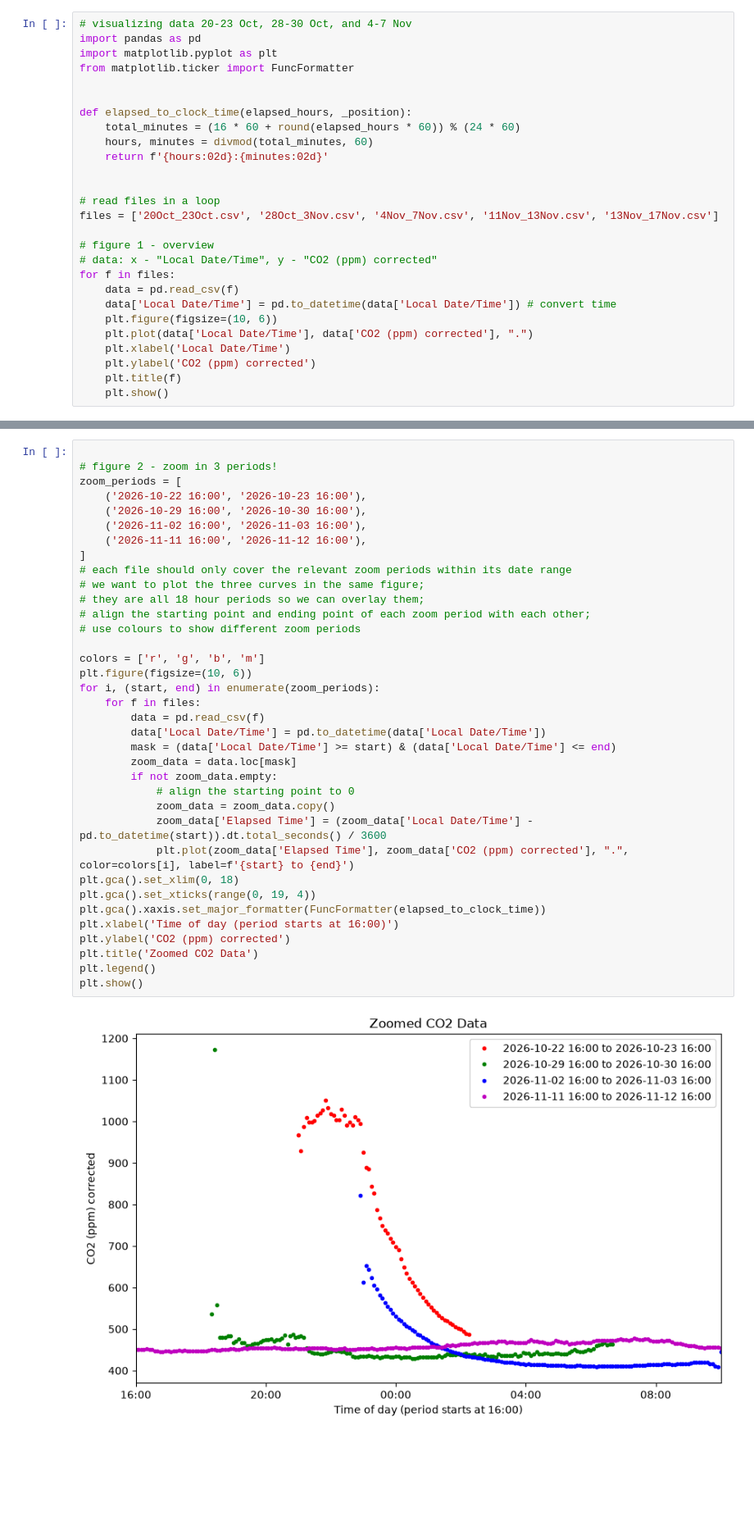
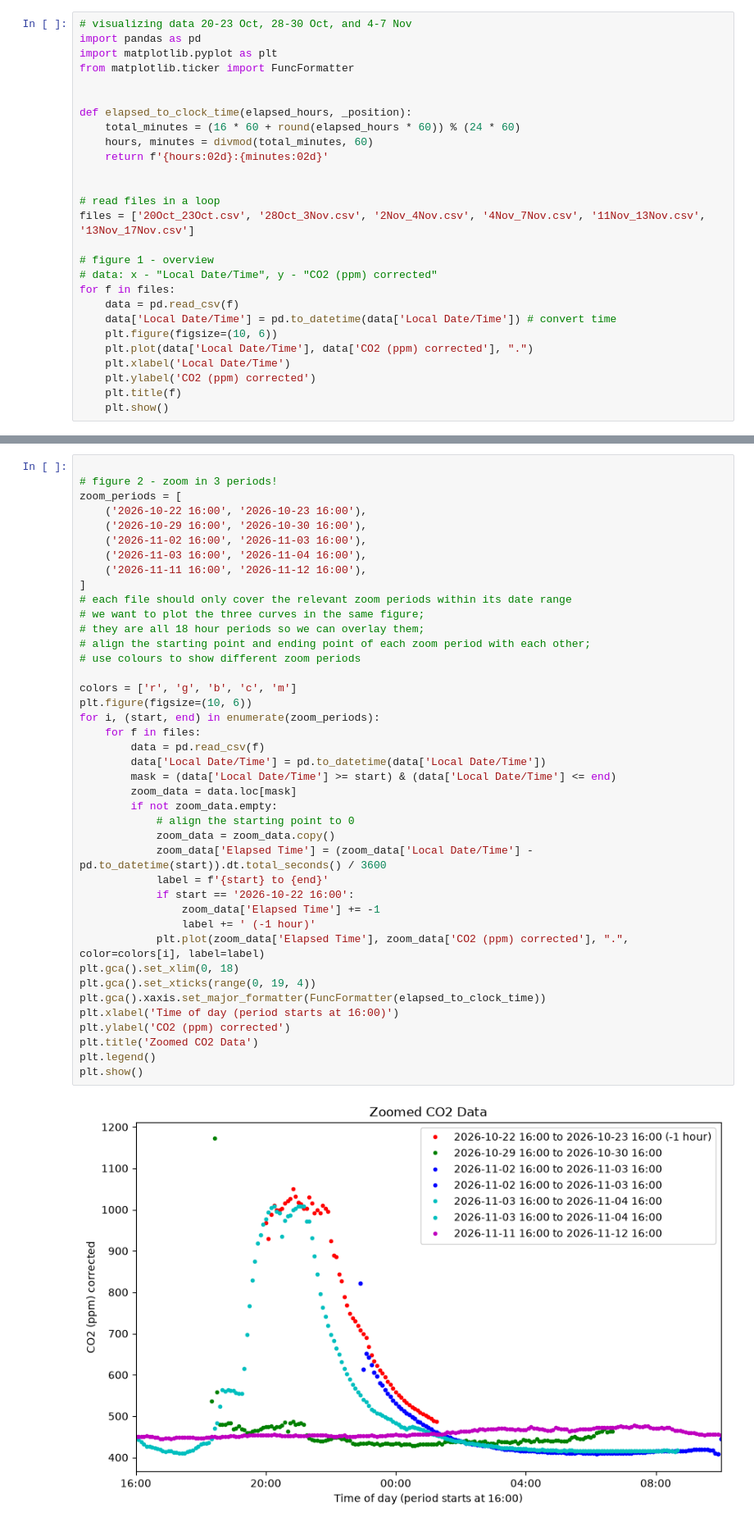
Before and after one commit to lindaccyy-stack/EDAAi, a Jupyter notebook: data_analysis.ipynb, the cells around one changed output, grey strips where cells are left out. Shown at 82% size. Saved outputs shown, nothing was run; the diff lists cells and outputs as text; blank space fills up the shorter version.

```diff
--- a/data_analysis.ipynb
+++ b/data_analysis.ipynb
@@ -12,7 +12,7 @@ def elapsed_to_clock_time(elapsed_hours, _position):
 
 
 # read files in a loop
-files = ['20Oct_23Oct.csv', '28Oct_3Nov.csv', '4Nov_7Nov.csv', '11Nov_13Nov.csv', '13Nov_17Nov.csv']
+files = ['20Oct_23Oct.csv', '28Oct_3Nov.csv', '2Nov_4Nov.csv', '4Nov_7Nov.csv', '11Nov_13Nov.csv', '13Nov_17Nov.csv']
 
 # figure 1 - overview
 # data: x - "Local Date/Time", y - "CO2 (ppm) corrected"
@@ -38,37 +39,42 @@ zoom_periods = [
     ('2026-10-22 16:00', '2026-10-23 16:00'),
     ('2026-10-29 16:00', '2026-10-30 16:00'),
     ('2026-11-02 16:00', '2026-11-03 16:00'),
+    ('2026-11-03 16:00', '2026-11-04 16:00'),
     ('2026-11-11 16:00', '2026-11-12 16:00'),
 ]
 # each file should only cover the relevant zoom periods within its date range
 # we want to plot the three curves in the same figure;
 # they are all 18 hour periods so we can overlay them;
 # align the starting point and ending point of each zoom period with each other;
 # use colours to show different zoom periods
 
-colors = ['r', 'g', 'b', 'm']
+colors = ['r', 'g', 'b', 'c', 'm']
 plt.figure(figsize=(10, 6))
 for i, (start, end) in enumerate(zoom_periods):
     for f in files:
         data = pd.read_csv(f)
         data['Local Date/Time'] = pd.to_datetime(data['Local Date/Time'])
         mask = (data['Local Date/Time'] >= start) & (data['Local Date/Time'] <= end)
         zoom_data = data.loc[mask]
         if not zoom_data.empty:
             # align the starting point to 0
             zoom_data = zoom_data.copy()
             zoom_data['Elapsed Time'] = (zoom_data['Local Date/Time'] - pd.to_datetime(start)).dt.total_seconds() / 3600
-            plt.plot(zoom_data['Elapsed Time'], zoom_data['CO2 (ppm) corrected'], ".", color=colors[i], label=f'{start} to {end}')
+            label = f'{start} to {end}'
+            if start == '2026-10-22 16:00':
+                zoom_data['Elapsed Time'] += -1
+                label += ' (-1 hour)'
+            plt.plot(zoom_data['Elapsed Time'], zoom_data['CO2 (ppm) corrected'], ".", color=colors[i], label=label)
 plt.gca().set_xlim(0, 18)
 plt.gca().set_xticks(range(0, 19, 4))
 plt.gca().xaxis.set_major_formatter(FuncFormatter(elapsed_to_clock_time))
 plt.xlabel('Time of day (period starts at 16:00)')
 plt.ylabel('CO2 (ppm) corrected')
 plt.title('Zoomed CO2 Data')
 plt.legend()
 plt.show()
 # %% [output]
-[figure, old version]
+[figure, new version]
 # %%
 # figure 3 - zoom in 1-day periods for the firework data
 firework_periods = [
```
Also changed, not shown: parts of 1 cell of this notebook, 1 other file.
